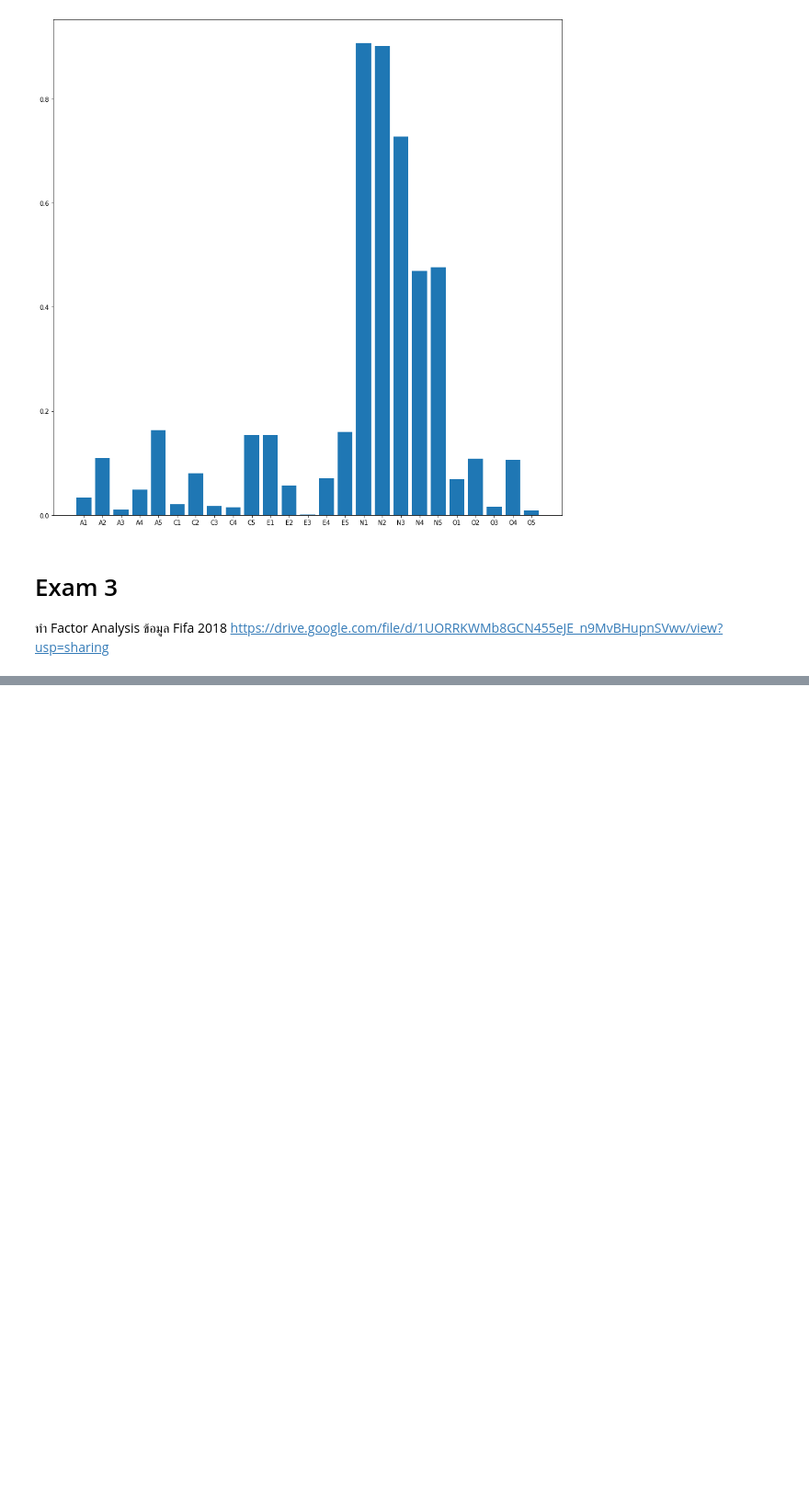
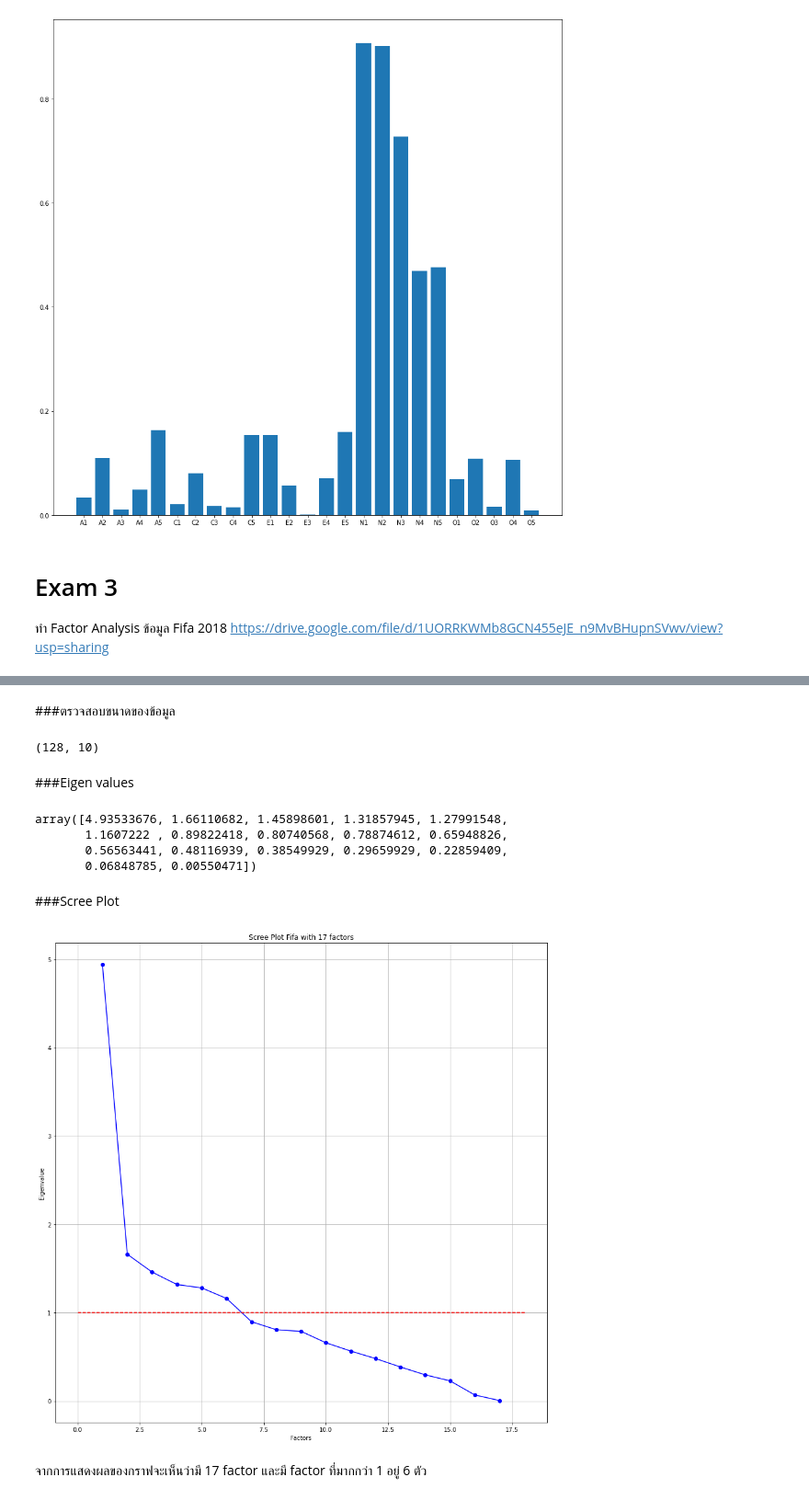
Before and after one commit to ThitiwatJtrsn/multivariate, a Jupyter notebook: Chapter5_Factor_Analysis.ipynb, the cells around one changed output, grey strips where cells are left out. Shown at 92% size. Drawn from its saved outputs; the diff is of its cells as text; code cells hidden in the pictures; blank space fills up the shorter version.

Commit message:
Exam03

```diff
--- a/Chapter5_Factor_Analysis.ipynb
+++ b/Chapter5_Factor_Analysis.ipynb
@@ -246,0 +272,3 @@ https://drive.google.com/file/d/1UORRKWMb8GCN455eJE_n9MvBHupnSVwv/view?usp=shari
+# %%
+ex_3_drop = ex_3.iloc[:,3:20]
+ex_3_drop
@@ -246,0 +329,2 @@ https://drive.google.com/file/d/1UORRKWMb8GCN455eJE_n9MvBHupnSVwv/view?usp=shari
+# %%
+exam_fac = FactorAnalyzer(n_factors=10)
@@ -246,0 +333,32 @@ https://drive.google.com/file/d/1UORRKWMb8GCN455eJE_n9MvBHupnSVwv/view?usp=shari
+# %%
+data_exam_fac = exam_fac.fit_transform(ex_3_drop)
+# %% [markdown]
+###ตรวจสอบขนาดของข้อมูล
+# %%
+data_exam_fac.shape
+# %% [output]
+(128, 10)
+# %% [markdown]
+###Eigen values
+# %%
+ev,v = exam_fac.get_eigenvalues()
+ev
+# %% [output]
+array([4.93533676, 1.66110682, 1.45898601, 1.31857945, 1.27991548,
+       1.1607222 , 0.89822418, 0.80740568, 0.78874612, 0.65948826,
+       0.56563441, 0.48116939, 0.38549929, 0.29659929, 0.22859409,
+       0.06848785, 0.00550471])
+# %% [markdown]
+###Scree Plot
+# %%
+plt.plot(range(1,ex_3_drop.shape[1]+1),ev,'bo-')
+plt.plot([0,ex_3_drop.shape[1]+1],[1,1],'r--')
+plt.title('Scree Plot Fifa with 17 factors')
+plt.xlabel('Factors')
+plt.ylabel('Eigenvalue')
+plt.grid()
+plt.show()
+# %% [output]
+[figure, added]
+# %% [markdown]
+จากการแสดงผลของกราฟจะเห็นว่ามี 17 factor และมี factor ที่มากกว่า 1 อยู่ 6 ตัว
```
Also changed, not shown: parts of 29 cells of this notebook.
